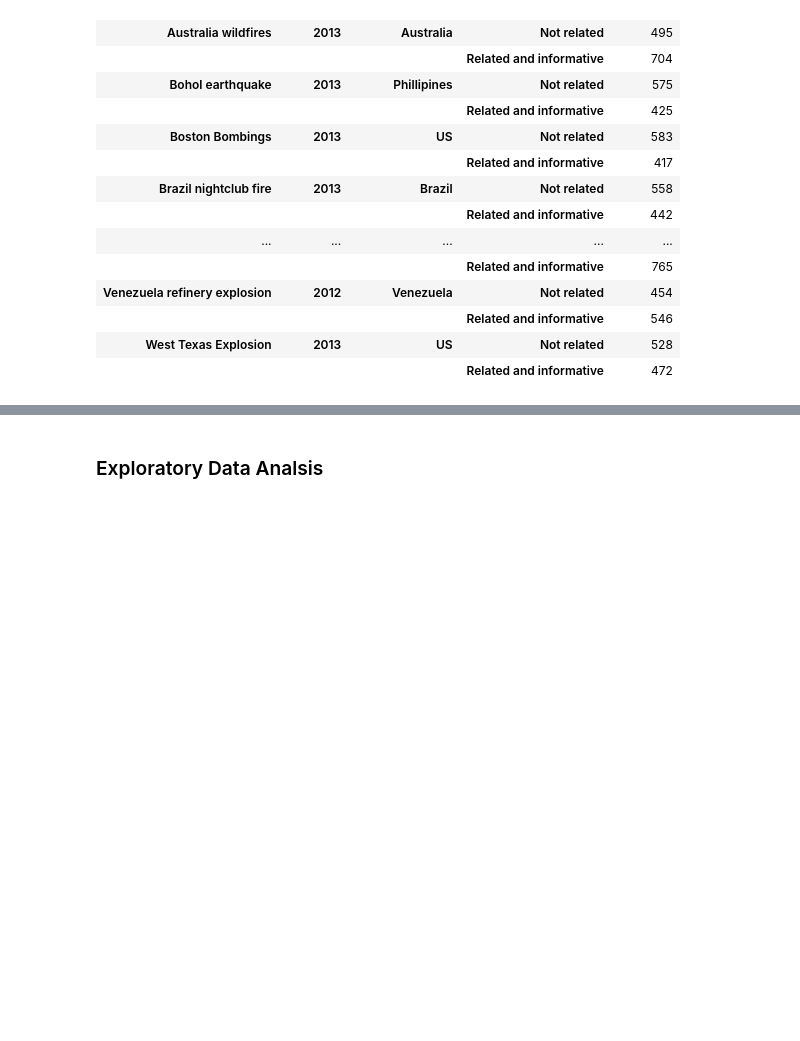
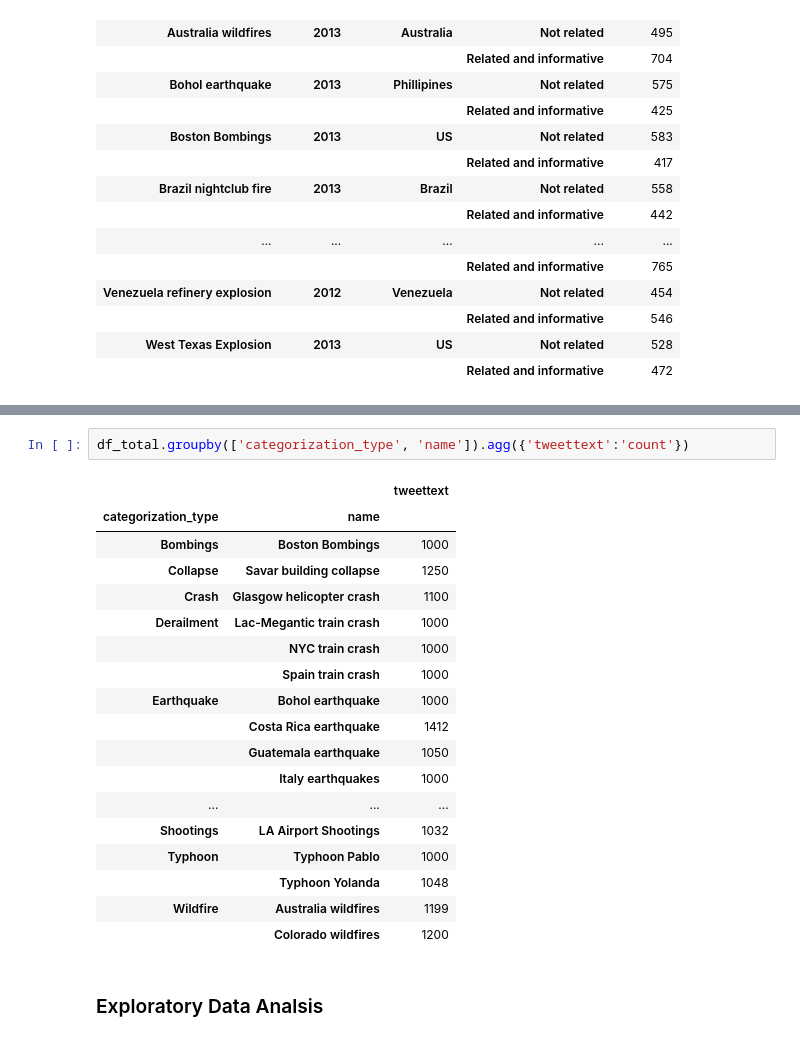
Before and after one commit to karengarm/NLP_Disaster_Tweets_Classification, a Jupyter notebook: Automatic detection of crisis-related messages - NLP.ipynb, the cells around one changed output, grey strips where cells are left out. Saved outputs shown, nothing was run; the diff lists cells and outputs as text; blank space fills up the shorter version.

```diff
--- a/Automatic detection of crisis-related messages - NLP.ipynb
+++ b/Automatic detection of crisis-related messages - NLP.ipynb
@@ -222,3 +246,24 @@ df_total.groupby(['categorization_type', 'cat_informativeness']).agg({'tweettext
+# %%
+df_total.groupby(['categorization_type', 'name']).agg({'tweettext':'count'})
+# %% [output]
+|  |  | tweettext |
+| categorization_type | name |  |
+| Bombings | Boston Bombings | 1000 |
+| Collapse | Savar building collapse | 1250 |
+| Crash | Glasgow helicopter crash | 1100 |
+| Derailment | Lac-Megantic train crash | 1000 |
+|  | NYC train crash | 1000 |
+|  | Spain train crash | 1000 |
+| Earthquake | Bohol earthquake | 1000 |
+|  | Costa Rica earthquake | 1412 |
+|  | Guatemala earthquake | 1050 |
+|  | Italy earthquakes | 1000 |
+| ... | ... | ... |
+| Shootings | LA Airport Shootings | 1032 |
+| Typhoon | Typhoon Pablo | 1000 |
+|  | Typhoon Yolanda | 1048 |
+| Wildfire | Australia wildfires | 1199 |
+|  | Colorado wildfires | 1200 |
 # %% [markdown]
 ### Exploratory Data Analsis
 # %%
```
Also changed, not shown: parts of 6 cells of this notebook, 1 other file.
